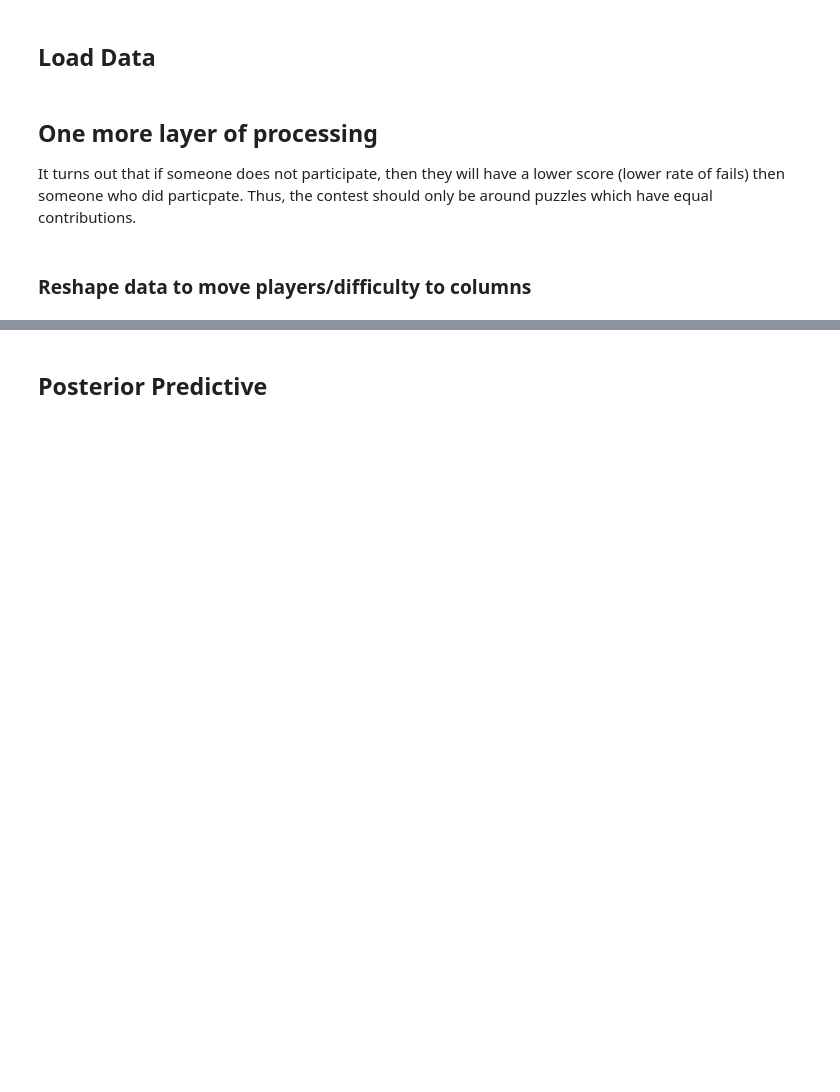
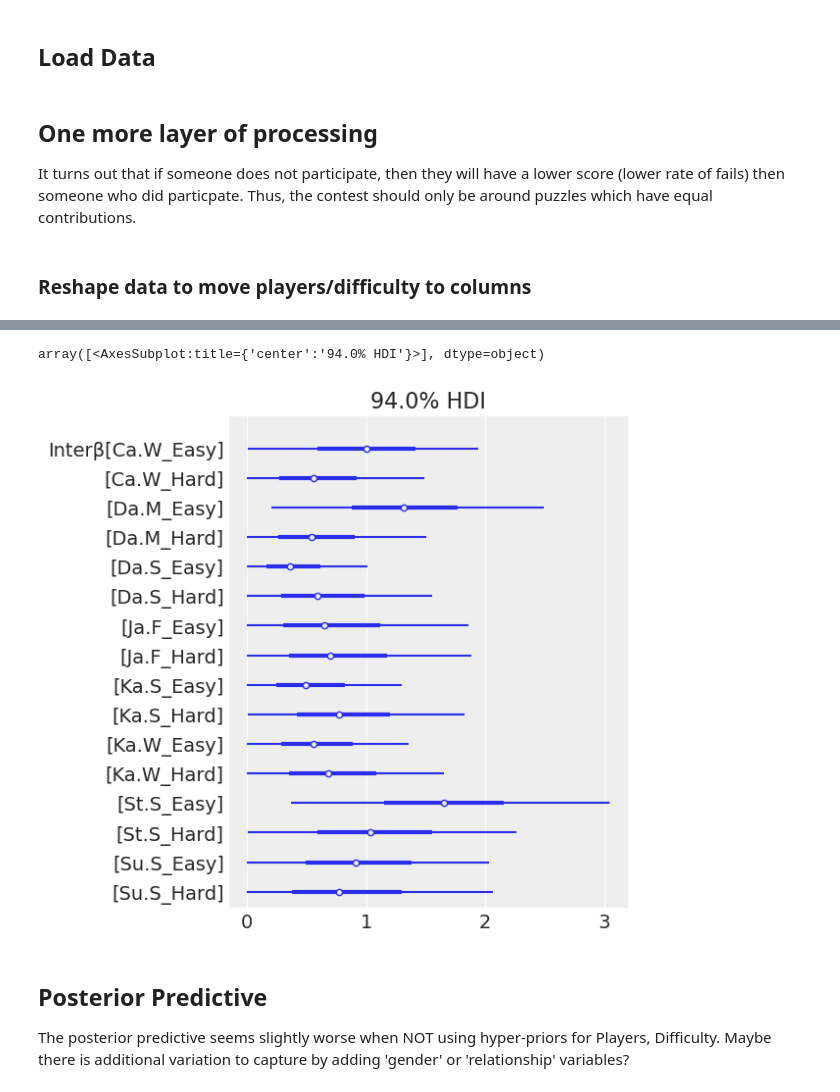
Before and after one commit to DJSherwood/wordle-analysis, a Jupyter notebook: BetterBinomial.ipynb, the cells around one changed output, grey strips where cells are left out. Drawn from its saved outputs; the diff is of its cells as text; code cells hidden in the pictures; blank space fills up the shorter version.

```diff
--- a/BetterBinomial.ipynb
+++ b/BetterBinomial.ipynb
@@ -216,5 +169,13 @@ array([<AxesSubplot:title={'center':'94.0% HDI'}>], dtype=object)
+# %%
+az.plot_forest(trace2, var_names=["Interβ"], combined=True)
+# %% [output]
+array([<AxesSubplot:title={'center':'94.0% HDI'}>], dtype=object)
+[figure, added]
 # %% [markdown]
 ## Posterior Predictive
+
+The posterior predictive seems slightly worse when NOT using hyper-priors for Players, Difficulty.
+Maybe there is additional variation to capture by adding 'gender' or 'relationship' variables?
 # %%
 with BB2:
     ppc_data_trace2 = pm.sample_posterior_predictive(trace2, extend_inferencedata=True)
```
Also changed, not shown: parts of 37 cells of this notebook.
